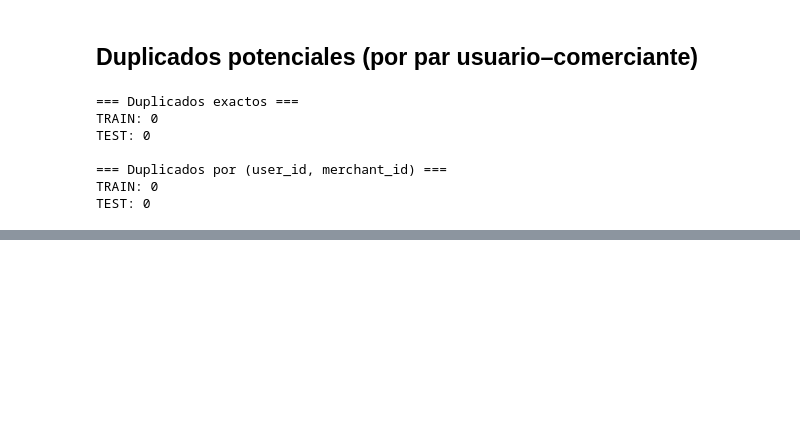
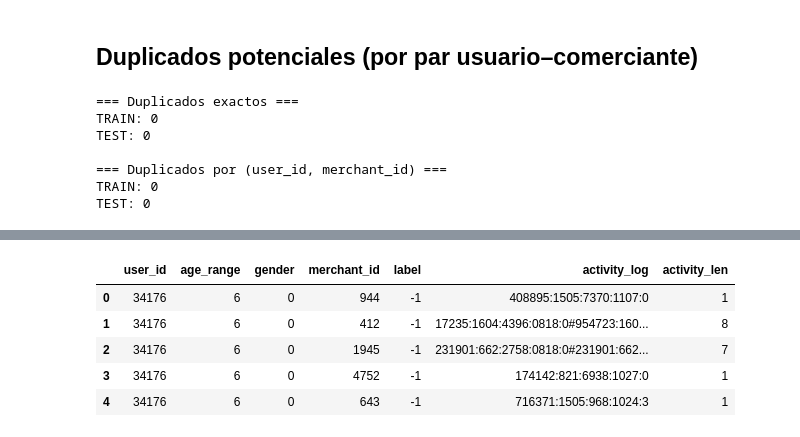
Before and after one commit to josuemj/consumer-loyalty-prediction, a Jupyter notebook: limpieza/limpieza.ipynb, the cells around one changed output, grey strips where cells are left out. Cells and saved outputs as stored; diff of their text form; code cells hidden in the pictures; blank space fills up the shorter version.

```diff
--- a/limpieza/limpieza.ipynb
+++ b/limpieza/limpieza.ipynb
@@ -248,0 +306,6 @@ TEST: 0
+# %%
+data_train['age_range'] = data_train['age_range'].fillna(0)
+data_test['age_range'] = data_test['age_range'].fillna(0)
+
+data_train['gender'] = data_train['gender'].fillna(2)
+data_test['gender'] = data_test['gender'].fillna(2)
@@ -248,0 +349,9 @@ TEST: 0
+# %%
+data_train.head()
+# %% [output]
+|  | user_id | age_range | gender | merchant_id | label | activity_log | activity_len |
+| 0 | 34176 | 6 | 0 | 944 | -1 | 408895:1505:7370:1107:0 | 1 |
+| 1 | 34176 | 6 | 0 | 412 | -1 | 17235:1604:4396:0818:0#954723:160... | 8 |
+| 2 | 34176 | 6 | 0 | 1945 | -1 | 231901:662:2758:0818:0#231901:662... | 7 |
+| 3 | 34176 | 6 | 0 | 4752 | -1 | 174142:821:6938:1027:0 | 1 |
+| 4 | 34176 | 6 | 0 | 643 | -1 | 716371:1505:968:1024:3 | 1 |
```
Also changed, not shown: parts of 22 cells of this notebook.
